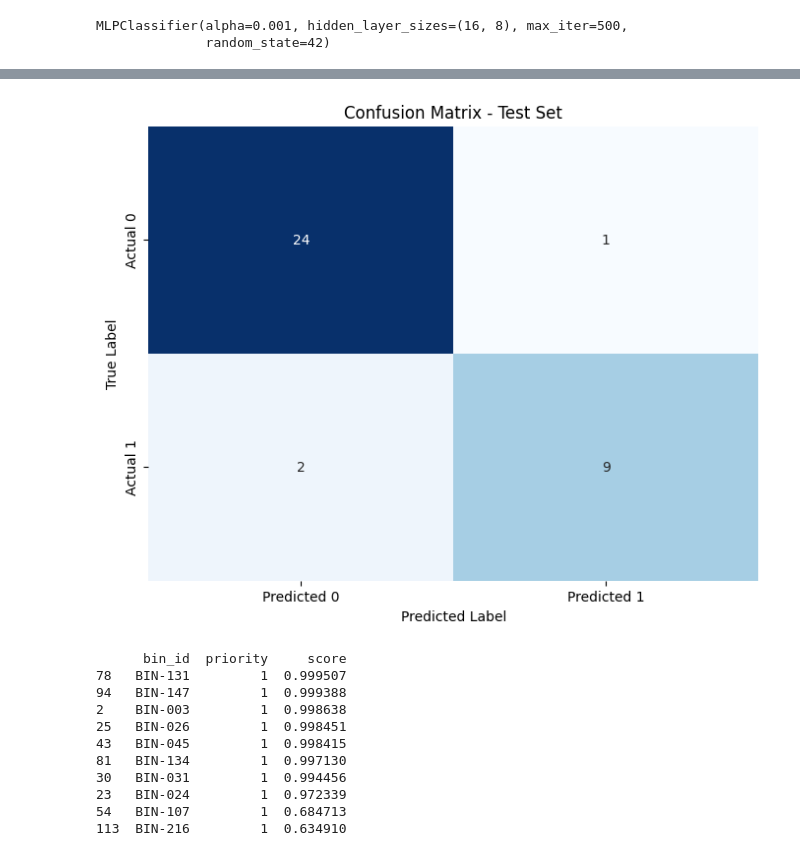
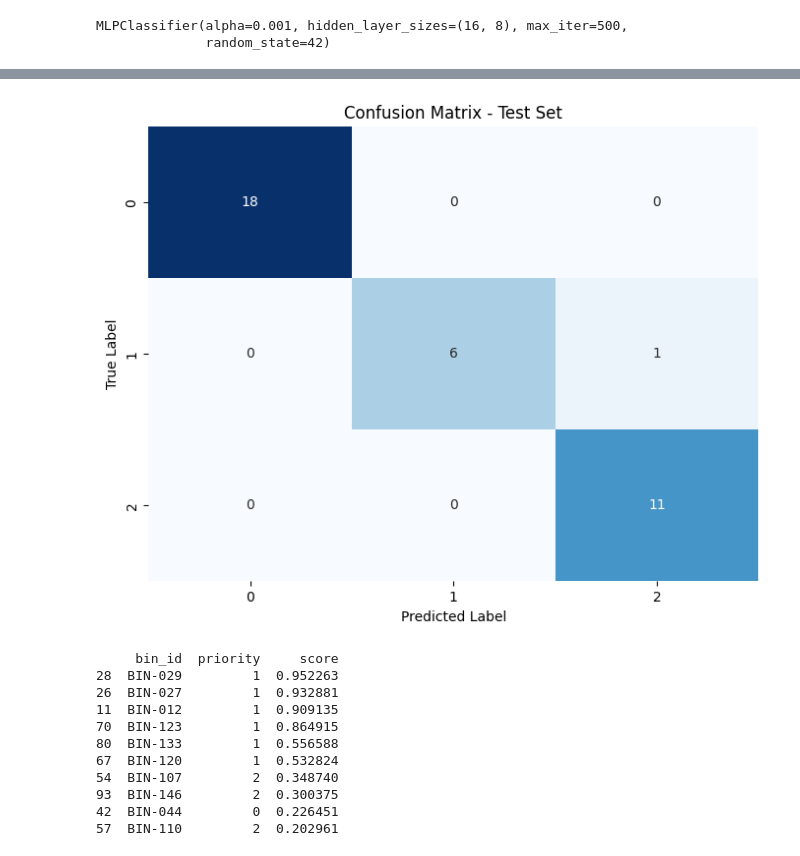
Before and after one commit to anissssssssssssss/new_project, a Jupyter notebook: Model3/ANN.ipynb, the cells around one changed output, grey strips where cells are left out. Saved outputs shown, nothing was run; the diff lists cells and outputs as text; code cells hidden in the pictures.

```diff
--- a/Model3/ANN.ipynb
+++ b/Model3/ANN.ipynb
@@ -21,8 +21,8 @@ bin_ids = df['bin_id']
 # Drop bin_id and label from features
 X = df.drop(['bin_id', 'priority_label'], axis=1)
 
-# Binary target: 1 = important (High), 0 = not important
-y = (df['priority_label'] == 2).astype(int)
+# Update target variable y to directly use priority_label column
+y = df['priority_label']
 # %%
 X_train, X_test, y_train, y_test, bin_id_train, bin_id_test = train_test_split(
     X, y, bin_ids,
@@ -85,15 +100,15 @@ weighted avg       0.92      0.92      0.92        36
 # %%
 cm = confusion_matrix(y_test, y_pred)
 plt.figure(figsize=(8, 6))
 sns.heatmap(cm, annot=True, fmt='d', cmap='Blues', cbar=False,
-            xticklabels=['Predicted 0', 'Predicted 1'],
-            yticklabels=['Actual 0', 'Actual 1'])
+            xticklabels=['0', '1', '2'],
+            yticklabels=['0', '1', '2'])
 plt.xlabel('Predicted Label')
 plt.ylabel('True Label')
 plt.title('Confusion Matrix - Test Set')
 plt.show()
 # %% [output]
-[figure, old version]
+[figure, new version]
 # %%
 # Probability of HIGH priority (class 1)
 scores = mlp.predict_proba(X_test_scaled)[:, 1]
@@ -111,14 +126,14 @@ top_10_ann = results.sort_values(
 
 print(top_10_ann[['bin_id', 'priority', 'score']])
 # %% [output]
-      bin_id  priority     score
-78   BIN-131         1  0.999507
-94   BIN-147         1  0.999388
-2    BIN-003         1  0.998638
-25   BIN-026         1  0.998451
-43   BIN-045         1  0.998415
-81   BIN-134         1  0.997130
-30   BIN-031         1  0.994456
-23   BIN-024         1  0.972339
-54   BIN-107         1  0.684713
-113  BIN-216         1  0.634910
+     bin_id  priority     score
+28  BIN-029         1  0.952263
+26  BIN-027         1  0.932881
+11  BIN-012         1  0.909135
+70  BIN-123         1  0.864915
+80  BIN-133         1  0.556588
+67  BIN-120         1  0.532824
+54  BIN-107         2  0.348740
+93  BIN-146         2  0.300375
+42  BIN-044         0  0.226451
+57  BIN-110         2  0.202961
```
Also changed, not shown: parts of 3 cells of this notebook.
